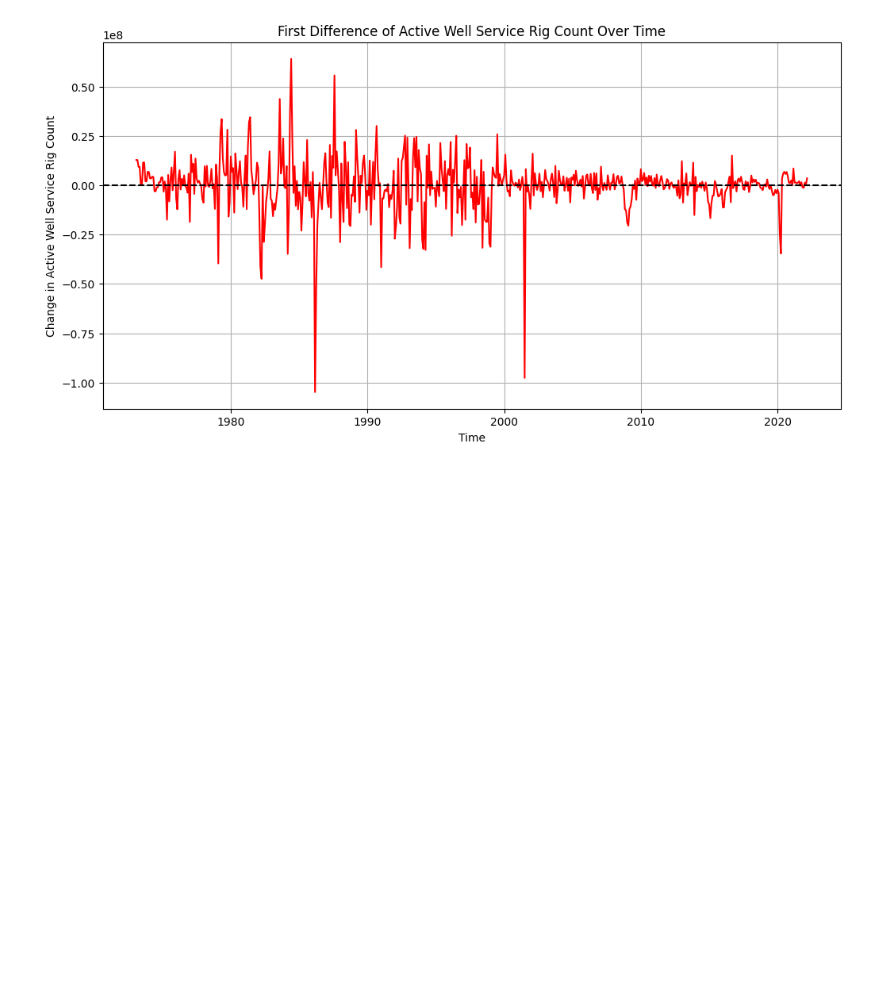
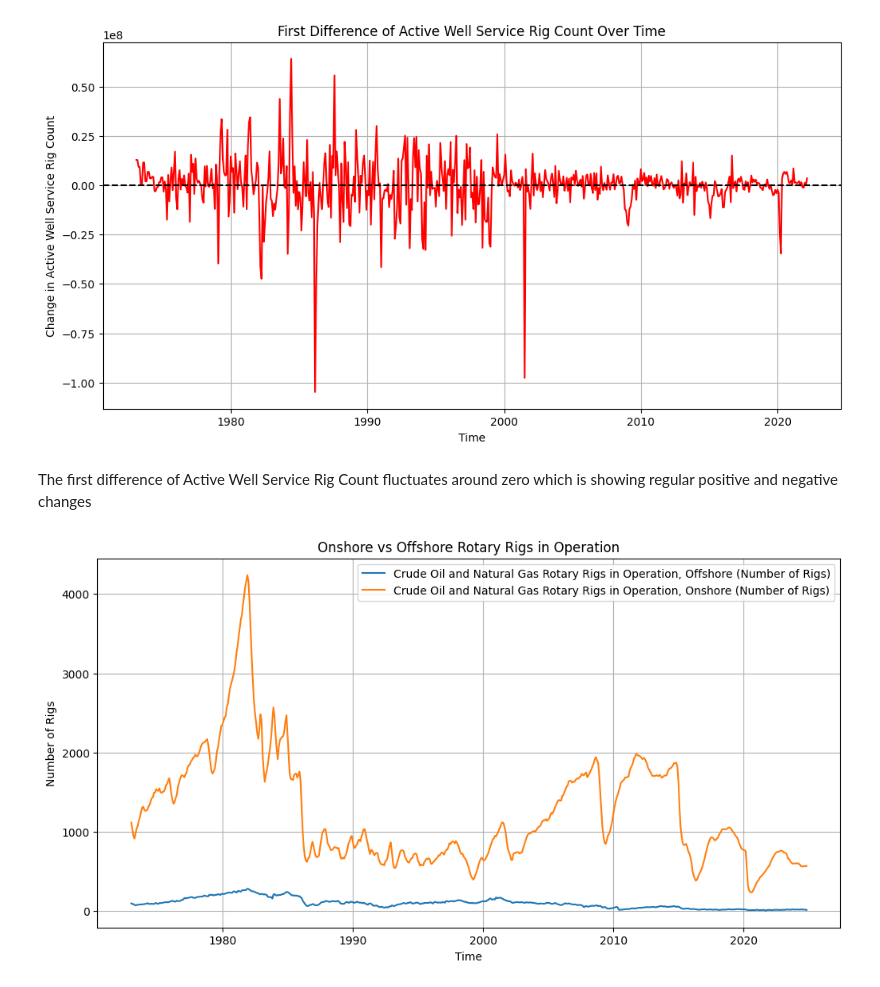
Before and after one commit to suhanee-singh/eda_assignment, a Jupyter notebook: assignment.ipynb, the cells around one changed output. Drawn from its saved outputs; the diff is of its cells as text; code cells hidden in the pictures; blank space fills up the shorter version.

```diff
--- a/assignment.ipynb
+++ b/assignment.ipynb
@@ -295,3 +374,30 @@ plt.grid(True)
 plt.show()
 # %% [output]
 [figure]
+# %% [markdown]
+The first difference of Active Well Service Rig Count fluctuates around zero which is showing regular positive and negative changes
+# %%
+melted = rigs.melt(
+    id_vars="time",   # keep time as identifier
+    value_vars=[
+        "Crude Oil and Natural Gas Rotary Rigs in Operation, Onshore (Number of Rigs)",
+        "Crude Oil and Natural Gas Rotary Rigs in Operation, Offshore (Number of Rigs)"
+    ],
+    var_name="Rig_Type",
+    value_name="Rig_Count"
+)
+
+import matplotlib.pyplot as plt
+
+plt.figure(figsize=(12,6))
+for rig_type, subset in melted.groupby("Rig_Type"):
+    plt.plot(subset["time"], subset["Rig_Count"], label=rig_type)
+
+plt.xlabel("Time")
+plt.ylabel("Number of Rigs")
+plt.title("Onshore vs Offshore Rotary Rigs in Operation")
+plt.legend()
+plt.grid(True)
+plt.show()
+# %% [output]
+[figure, added]
```
Also changed, not shown: parts of 13 cells of this notebook, 1 other file.
